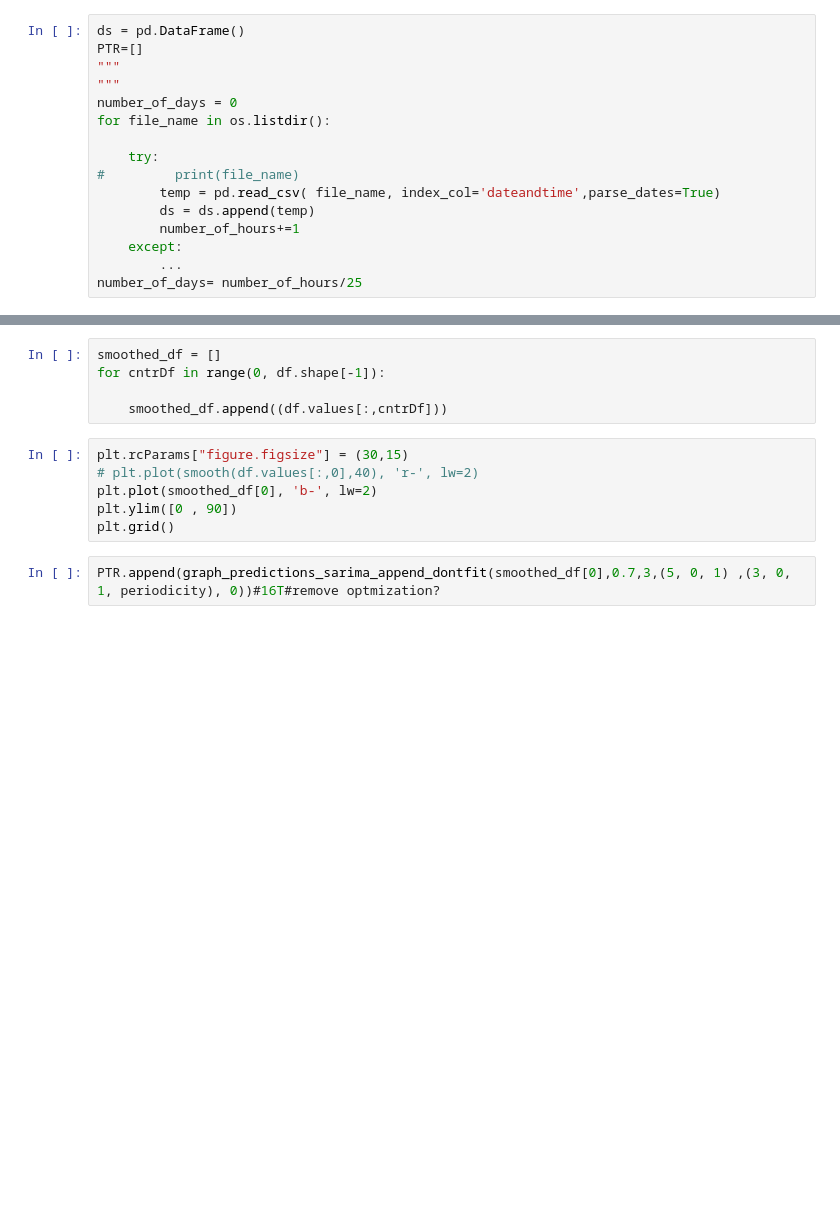
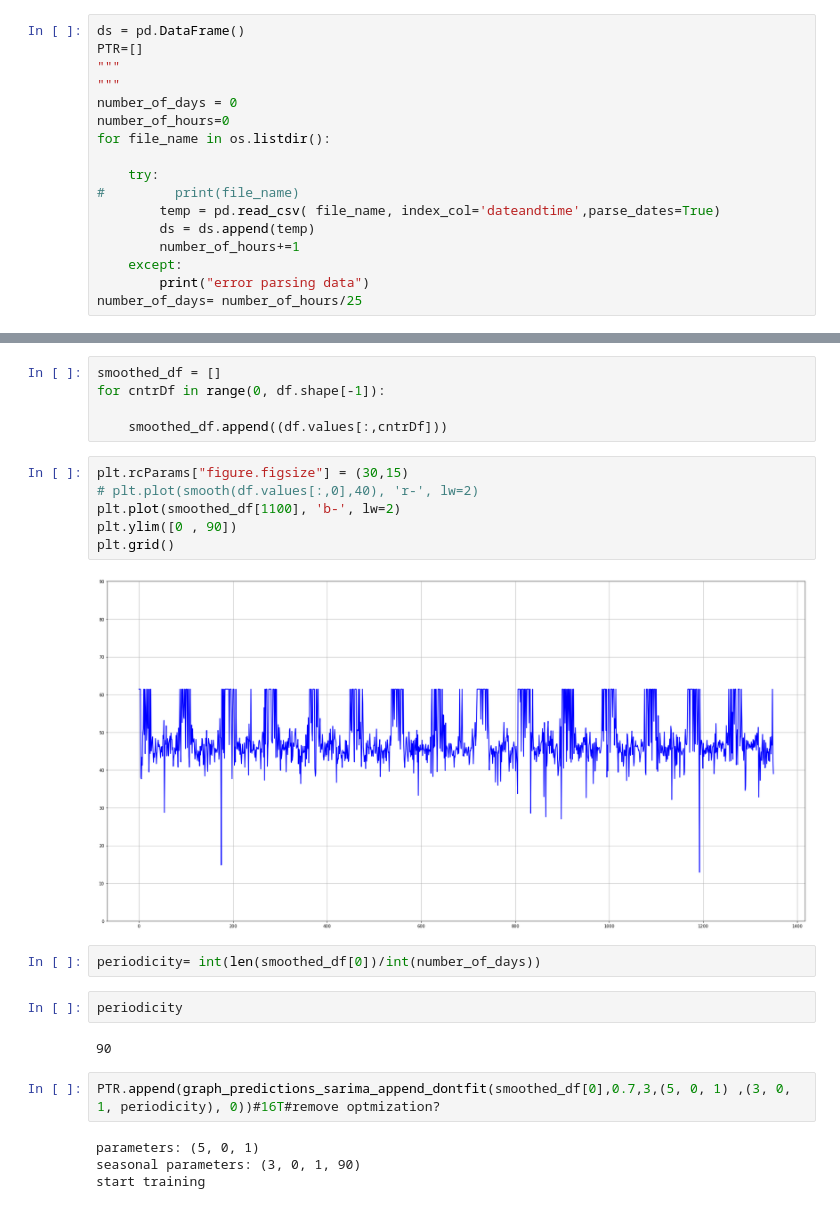
Before and after one commit to nshafik/sumo-NC, a Jupyter notebook: ARIMA.ipynb, the cells around one changed output, grey strips where cells are left out. Saved outputs shown, nothing was run; the diff lists cells and outputs as text; blank space fills up the shorter version.

```diff
--- a/ARIMA.ipynb
+++ b/ARIMA.ipynb
@@ -108,6 +108,7 @@ PTR=[]
 """
 """
 number_of_days = 0
+number_of_hours=0
 for file_name in os.listdir():
 
     try:
@@ -116,5 +117,5 @@ for file_name in os.listdir():
         ds = ds.append(temp)
         number_of_hours+=1
     except:
-        ...
+        print("error parsing data")
 number_of_days= number_of_hours/25
@@ -144,8 +178,20 @@ for cntrDf in range(0, df.shape[-1]):
 # %%
 plt.rcParams["figure.figsize"] = (30,15)
 # plt.plot(smooth(df.values[:,0],40), 'r-', lw=2)
-plt.plot(smoothed_df[0], 'b-', lw=2)
+plt.plot(smoothed_df[1100], 'b-', lw=2)
 plt.ylim([0 , 90])
 plt.grid()
+# %% [output]
+[figure, added]
+# %%
+periodicity= int(len(smoothed_df[0])/int(number_of_days))
+# %%
+periodicity
+# %% [output]
+90
 # %%
 PTR.append(graph_predictions_sarima_append_dontfit(smoothed_df[0],0.7,3,(5, 0, 1) ,(3, 0, 1, periodicity), 0))#16T#remove optmization?
+# %% [output]
+parameters: (5, 0, 1)
+seasonal parameters: (3, 0, 1, 90)
+start training
```
Also changed, not shown: parts of 3 cells of this notebook.
